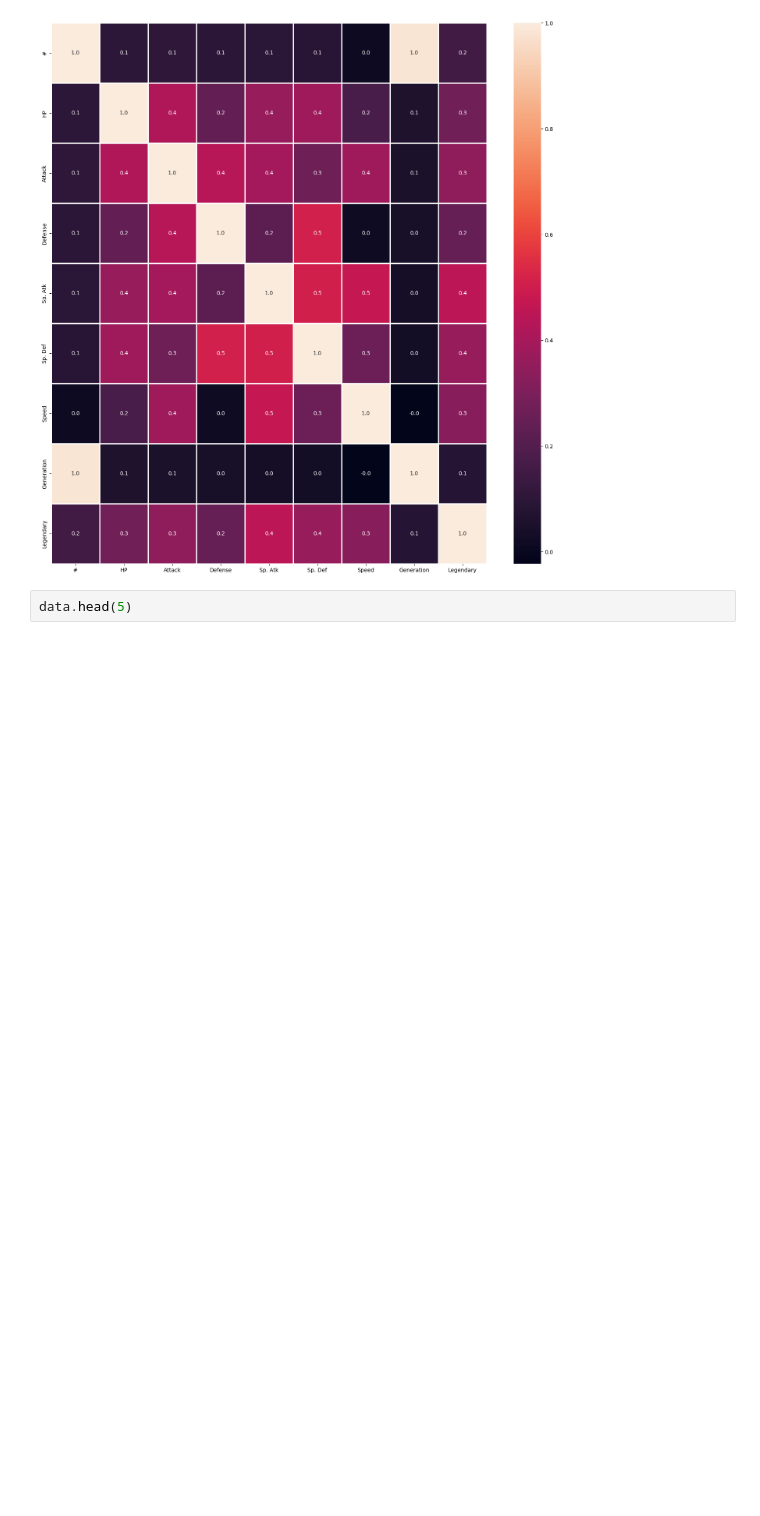
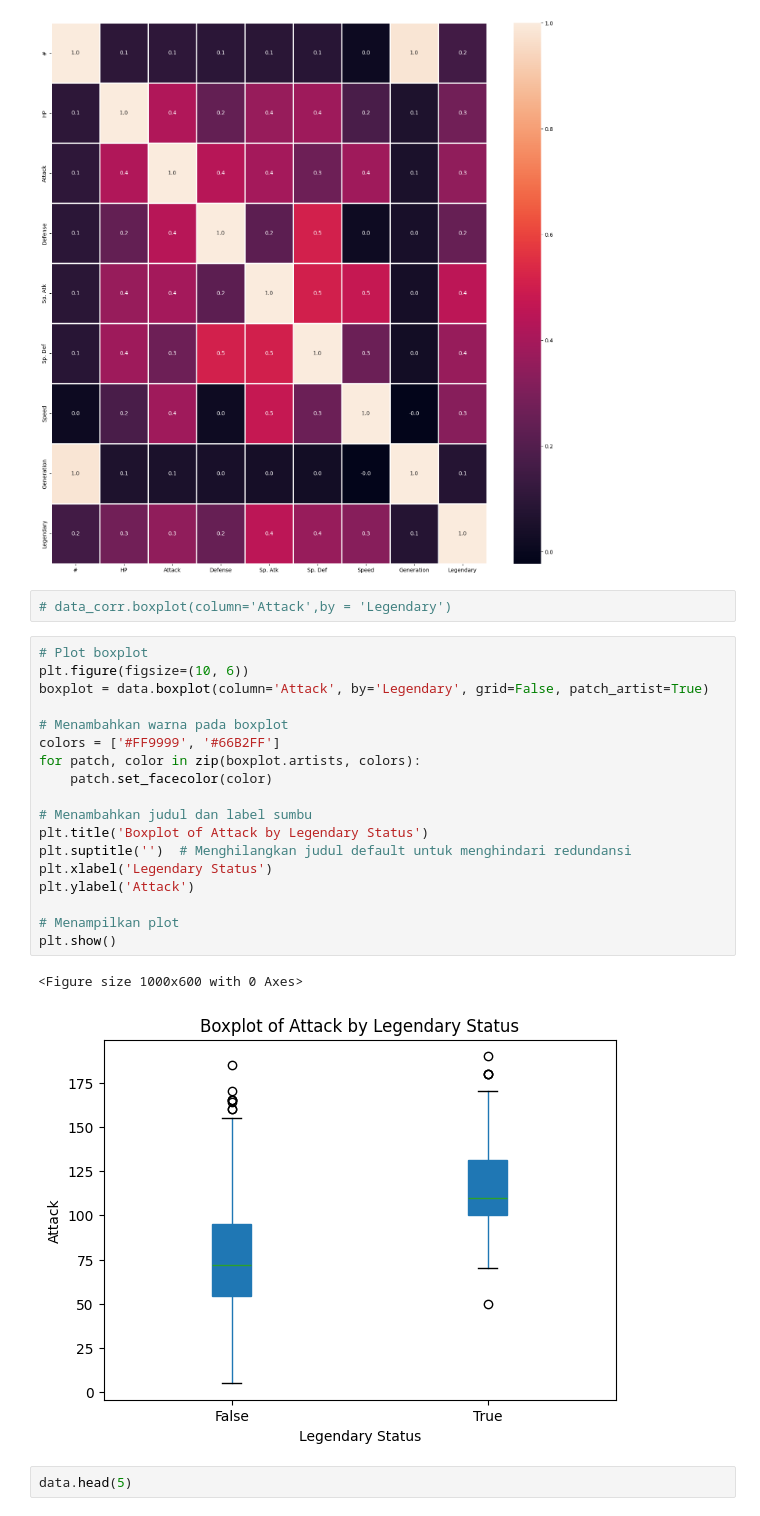
Before and after one commit to alfarezza/MachineLearning-Project, a Jupyter notebook: DataScience/EDA-Pokemon.ipynb, the cells around one changed output. Saved outputs shown, nothing was run; the diff lists cells and outputs as text; blank space fills up the shorter version.

Commit message:
penambahan & improve visualisasi

```diff
--- a/DataScience/EDA-Pokemon.ipynb
+++ b/DataScience/EDA-Pokemon.ipynb
@@ -121,6 +105,29 @@ sns.heatmap(data_corr.corr(), annot=True, linewidths=2, fmt= '.1f', ax=ax)
 plt.show()
 # %% [output]
 [figure]
+# %%
+# data_corr.boxplot(column='Attack',by = 'Legendary')
+# %%
+# Plot boxplot
+plt.figure(figsize=(10, 6))
+boxplot = data.boxplot(column='Attack', by='Legendary', grid=False, patch_artist=True)
+
+# Menambahkan warna pada boxplot
+colors = ['#FF9999', '#66B2FF']
+for patch, color in zip(boxplot.artists, colors):
+    patch.set_facecolor(color)
+
+# Menambahkan judul dan label sumbu
+plt.title('Boxplot of Attack by Legendary Status')
+plt.suptitle('')  # Menghilangkan judul default untuk menghindari redundansi
+plt.xlabel('Legendary Status')
+plt.ylabel('Attack')
+
+# Menampilkan plot
+plt.show()
+# %% [output]
+<Figure size 1000x600 with 0 Axes>
+[figure, added]
 # %%
 data.head(5)
 # %% [output]
```
Also changed, not shown: parts of 3 cells of this notebook.
